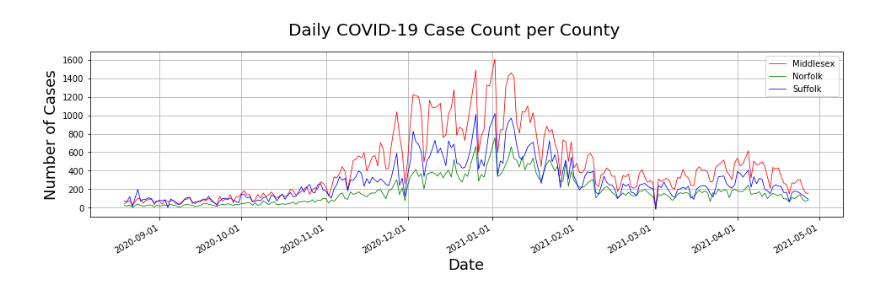
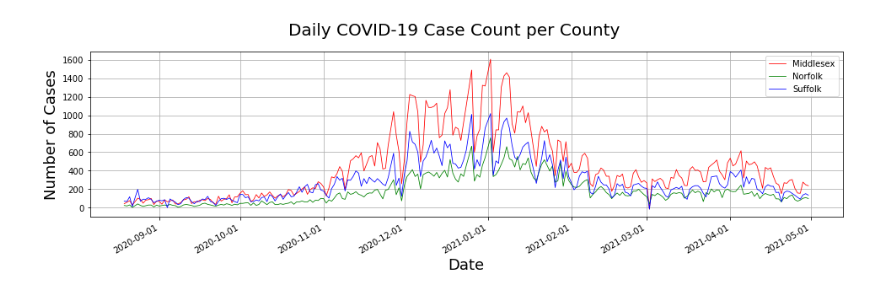
Before and after one commit to bhatiavr/cs109b-final-project-111, a Jupyter notebook: src/cs109b-wastewater-covid-forecasting.ipynb, the cells around one changed output. Saved outputs shown, nothing was run; the diff lists cells and outputs as text; code cells hidden in the pictures.

Commit message:
Added updated datasets, data cleanup and persistence model

```diff
--- a/src/cs109b-wastewater-covid-forecasting.ipynb
+++ b/src/cs109b-wastewater-covid-forecasting.ipynb
@@ -25,10 +26,10 @@ from matplotlib import pyplot as plt
 DATA_DIR="../datasets/"
 
 MWRA_DATA_DIR=os.path.join(DATA_DIR, "mwra")
-MWRA_DATA_FILE=os.path.join(MWRA_DATA_DIR, "data-20210424.csv")
+MWRA_DATA_FILE=os.path.join(MWRA_DATA_DIR, "data-20210430.csv")
 
 MASS_COVID_DATA_DIR=os.path.join(DATA_DIR, "mass-covid")
-MASS_COVID_DATA_FILE=os.path.join(MASS_COVID_DATA_DIR, "covid-19-raw-data-4-27-2021.xlsx")
+MASS_COVID_DATA_FILE=os.path.join(MASS_COVID_DATA_DIR, "covid-19-raw-data-4-30-2021.xlsx")
 # %%
 # Load MWRA dataset
 df_mwra = pd.read_csv(MWRA_DATA_FILE, parse_dates=['Date'])
@@ -100,5 +110,22 @@ fig.show()
 # %%
-# Load MWRA dataset
+# Load Mass-COVID dataset
 df_covid= pd.read_excel(MASS_COVID_DATA_FILE,sheet_name='County_Daily', parse_dates=['Date'])
-display(df_covid.tail(5))
+#display(df_covid.tail(5))
+
+df_covid.rename(columns={"New Confirmed Cases": "Cases", "New Probable and Confirmed Deaths": "Deaths"}, inplace=True)
+df_covid.drop(['Total Confirmed Cases', 'Total Probable and Confirmed Deaths'], axis=1, inplace=True)
+
+# Add the old-covid 19 values to the dataset
+#MASS_COVID_OLD_DATA_FILE=os.path.join(MASS_COVID_DATA_DIR, "covid-19-raw-data-8-5-2020/County.csv")
+
+#df_covid_2 = pd.read_csv(MASS_COVID_OLD_DATA_FILE, parse_dates=['Date'])
+#df_covid_2.rename(columns={"Count": "Cases"}, inplace=True)
+
+# Append the two dataframes
+#df_covid = df_covid.append(df_covid_2, ignore_index=True)
+# Sort by data and re-index
+#df_covid = df_covid.sort_values(by="Date")
+#df_covid.reset_index(drop=True, inplace=True)
+
+display(df_covid.tail(10))
 # %% [output]
@@ -110,0 +151,6 @@ display(df_covid.tail(5))
+# %%
+#Impute missing values
+df_covid.interpolate(method="akima", limit_direction='both', inplace=True)
+# Fill remaining values with 0
+df_covid.fillna(0, inplace=True)
+df_covid.isna().sum()
@@ -124,29 +176,29 @@ df_covid.describe()
 # %%
 # Plot the timeseries data
 
 fig, ax = plt.subplots(nrows = 1, ncols = 1, figsize=(16,4))
 
 df_ms = df_covid[df_covid['County'].str.contains("Middlesex", case = False)]
 df_nr = df_covid[df_covid['County'].str.contains("Norfolk", case = False)]
 df_sf = df_covid[df_covid['County'].str.contains("Suffolk", case = False)]
 
 # Plot southern samples
-ax.plot(df_ms['Date'], df_ms['New Confirmed Cases'], 'r', linewidth = 0.8, label="Middlesex")
-ax.plot(df_ms['Date'], df_nr['New Confirmed Cases'], 'g', linewidth = 0.8, label="Norfolk")
-ax.plot(df_ms['Date'], df_sf['New Confirmed Cases'], 'b', linewidth = 0.8, label="Suffolk")
+ax.plot(df_ms['Date'], df_ms['Cases'], 'r', linewidth = 0.8, label="Middlesex")
+ax.plot(df_ms['Date'], df_nr['Cases'], 'g', linewidth = 0.8, label="Norfolk")
+ax.plot(df_ms['Date'], df_sf['Cases'], 'b', linewidth = 0.8, label="Suffolk")
 
 
 ax.grid(True)
 ax.legend()
 #ax.set_ylim([0, 2500])
 ax.xaxis.set_major_formatter(mdates.DateFormatter('%Y-%m-%d'))
 ax.set_xlabel('Date', fontsize=18)
 ax.set_ylabel('Number of Cases', fontsize=18)
 
 
 fig.autofmt_xdate()
 fig.suptitle('Daily COVID-19 Case Count per County', fontsize=20, y=1.00)
 fig.show()
 # %% [output]
-[figure, old version]
+[figure, new version]
 # %%
```
Also changed, not shown: parts of 25 cells of this notebook, 24 other files.
